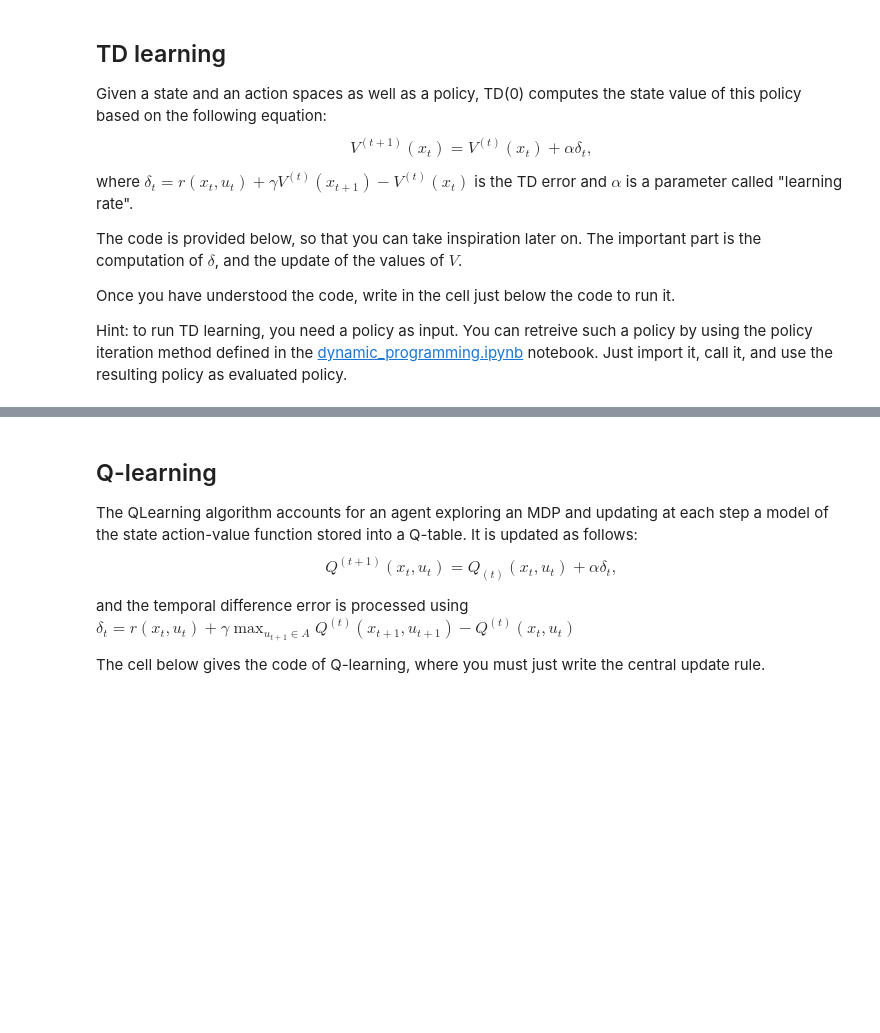
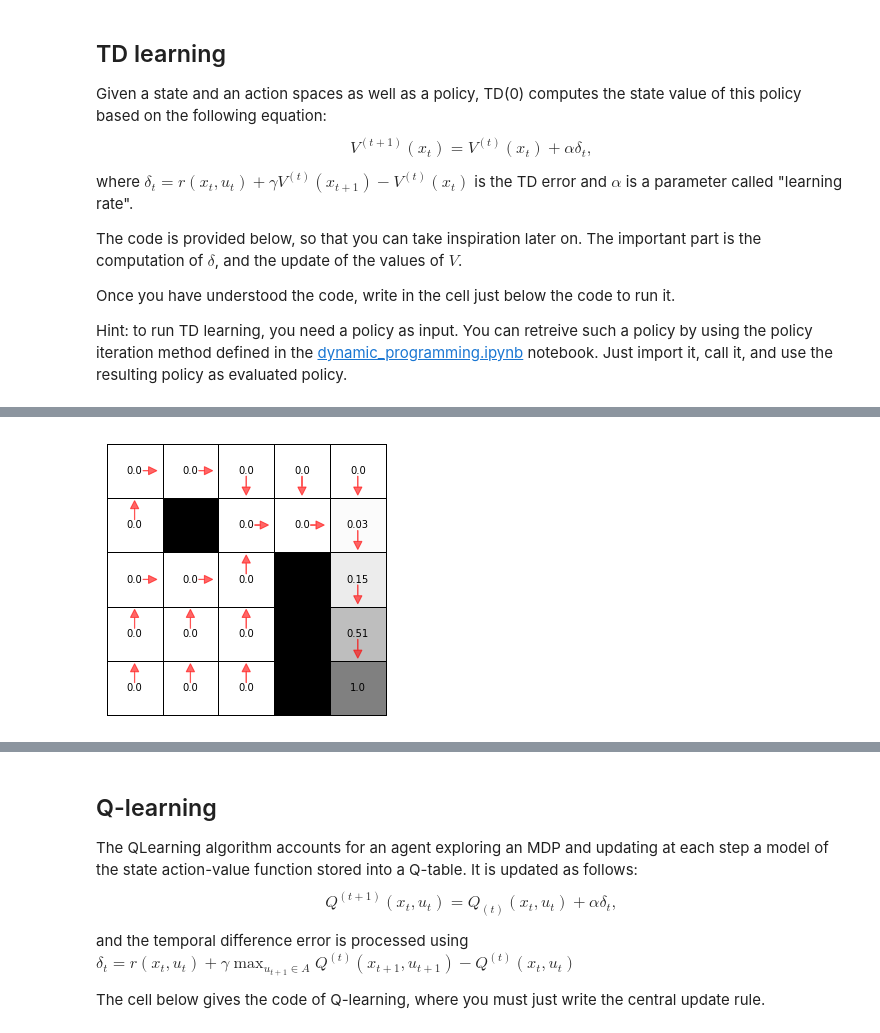
Before and after one commit to AntoninARBERET/rl_labs_notebooks, a Jupyter notebook: reinforcement_learning.ipynb, the cells around one changed output, grey strips where cells are left out. Cells and saved outputs as stored; diff of their text form; code cells hidden in the pictures; blank space fills up the shorter version.

```diff
--- a/reinforcement_learning.ipynb
+++ b/reinforcement_learning.ipynb
@@ -73,3 +86,7 @@ def TD(mdp, pol, nEpisodes=100000, nTimesteps=25, render=True):
+# %%
+V_list = TD(m, policy_list[-1], 10)
+# %% [output]
+[figure, added]
 # %%
 # visualize your final result
 %matplotlib inline
```
Also changed, not shown: parts of 4 cells of this notebook, 3 other files.
